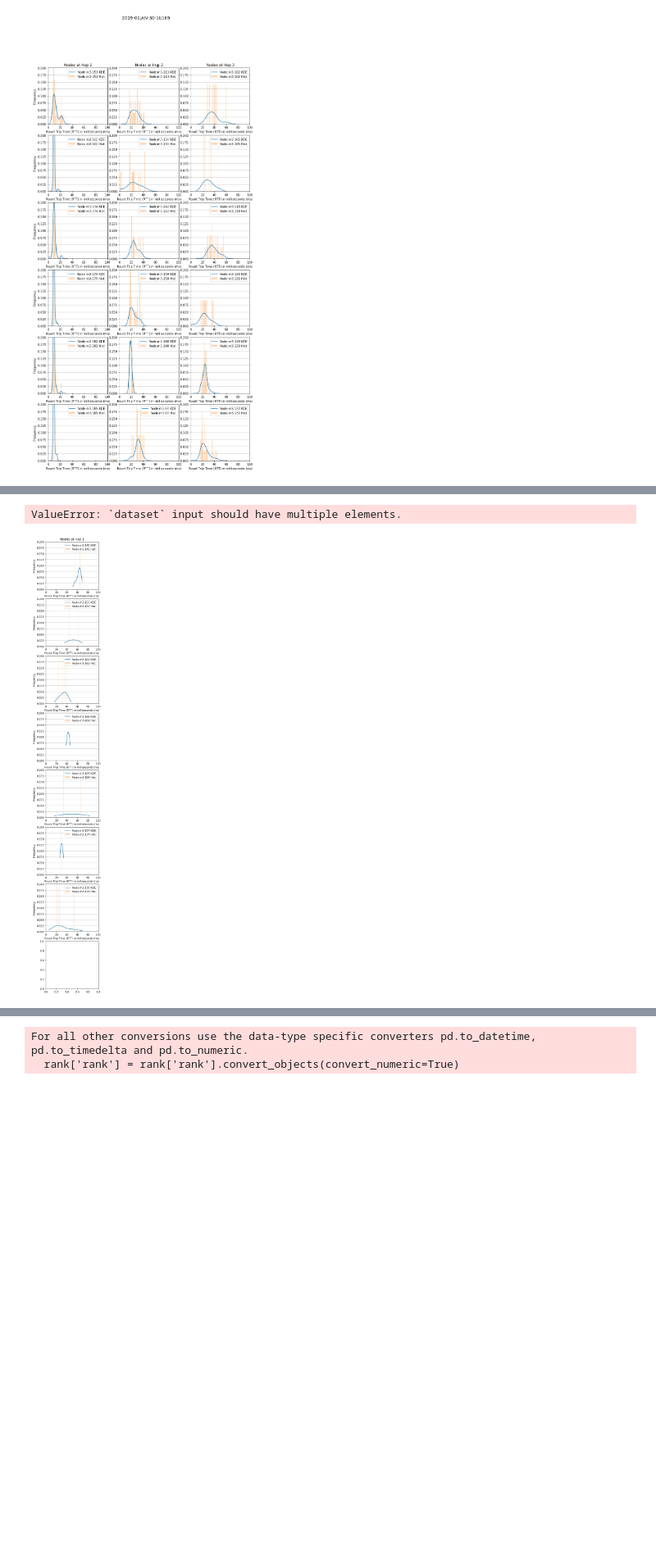
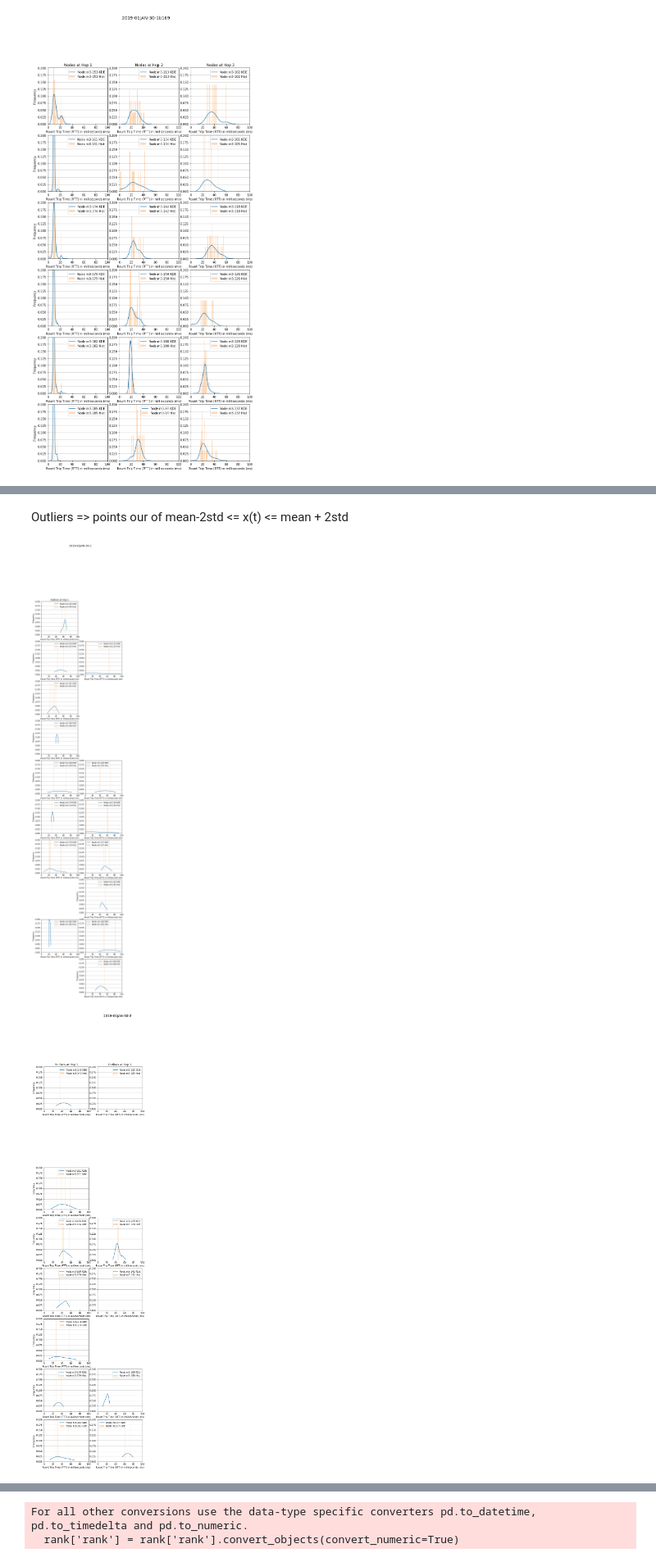
Before and after one commit to ichatz/iot-netprofiler, a Jupyter notebook: iot-lab-25nodes/ExploratoryAnalysis.ipynb, the cells around one changed output, grey strips where cells are left out. Shown at 82% size. Saved outputs shown, nothing was run; the diff lists cells and outputs as text; code cells hidden in the pictures; blank space fills up the shorter version.

Commit message:
tumbling windows + outliers + iqr

```diff
--- a/iot-lab-25nodes/ExploratoryAnalysis.ipynb
+++ b/iot-lab-25nodes/ExploratoryAnalysis.ipynb
@@ -23,3 +25,8 @@ for row in plots:
 [figure]
 [figure]
 [figure]
+# %%
+for row in plots:
+    nodes, packets_node = trace_analysis.process_iotlab_node_by_node2(row[0], row[1])
+    clean = trace_analysis.separate_outliers_by_node(packets_node)
+    plots_analysis.plot_tumbling_windows_hops_nodes(nodes, clean, 90, 100, row[1], 10)
@@ -26,7 +39,10 @@ for row in plots:
+# %% [markdown]
+Outliers => points our of mean-2std <= x(t) <= mean + 2std
 # %%
-nodes, packets_node = trace_analysis.process_iotlab_node_by_node2(os.getcwd() + '/traces/', '2019-01JAN-30-1')
-outliers = trace_analysis.compute_outliers_by_node(packets_node)
-plots_analysis.plot_histograms_hops_nodes(nodes, outliers, 100, 0.2, '2019-01JAN-30-1')
+for row in plots:
+    nodes, packets_node = trace_analysis.process_iotlab_node_by_node2(row[0], row[1])
+    outliers = trace_analysis.compute_outliers_by_node(packets_node)
+    plots_analysis.plot_histograms_outliers_hops_nodes(nodes, outliers, 100, 0.2, row[1])
 # %% [output]
-ValueError: `dataset` input should have multiple elements.
-[figure, old version]
+[figure, new version]
+[figure, added]
```
Also changed, not shown: parts of 5 cells of this notebook, 27 other files.
